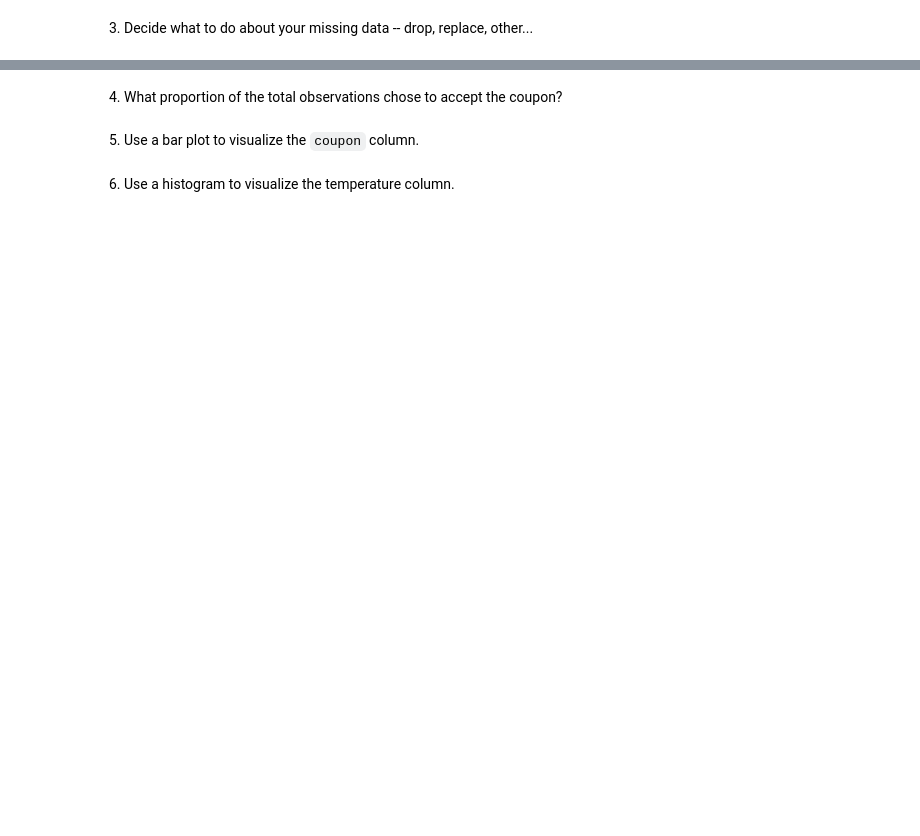
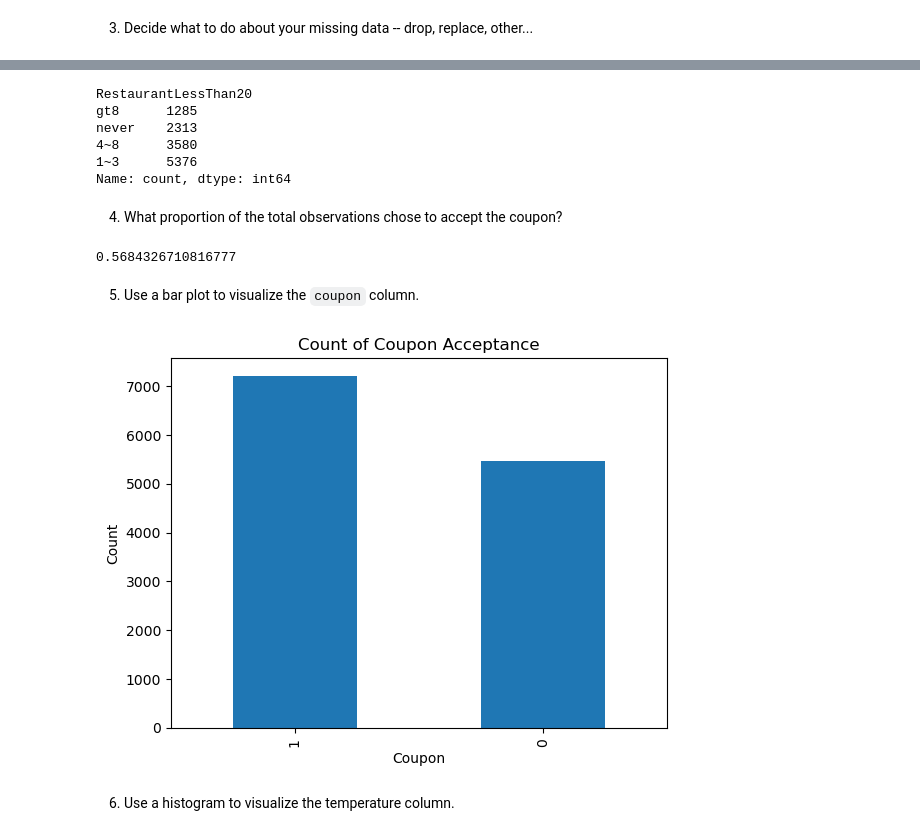
Before and after one commit to sol-njorombe/emeritus-ml-coupons, a Jupyter notebook: prompt.ipynb, the cells around one changed output, grey strips where cells are left out. Saved outputs shown, nothing was run; the diff lists cells and outputs as text; code cells hidden in the pictures; blank space fills up the shorter version.

Commit message:
Comparison for bar coupons
In this change we:
1. Do some value counts to determine what to do with nulls and similar values
2. Follow the prompts to do comparisons for bar coupons

```diff
--- a/prompt.ipynb
+++ b/prompt.ipynb
@@ -109,6 +216,29 @@ memory usage: 2.5+ MB
+# %%
+data_cleaned = data[['Bar', 'CoffeeHouse', 'CarryAway', 'RestaurantLessThan20', 'Restaurant20To50']].replace('less1', 'never')
+data_cleaned['RestaurantLessThan20'].value_counts().sort_values()
+# %% [output]
+RestaurantLessThan20
+gt8      1285
+never    2313
+4~8      3580
+1~3      5376
+Name: count, dtype: int64
 # %% [markdown]
 4. What proportion of the total observations chose to accept the coupon?
+# %%
+data['Y'].value_counts(normalize = True)[1]
+# %% [output]
+0.5684326710816777
 # %% [markdown]
 5. Use a bar plot to visualize the `coupon` column.
+# %%
+data['Y'].value_counts().plot(kind = "bar")
+plt.xlabel('Coupon')
+plt.ylabel('Count')
+plt.title('Count of Coupon Acceptance')
+
+plt.show()
+# %% [output]
+[figure, added]
 # %% [markdown]
 6. Use a histogram to visualize the temperature column.
```
Also changed, not shown: parts of 15 cells of this notebook, 1 other file.
